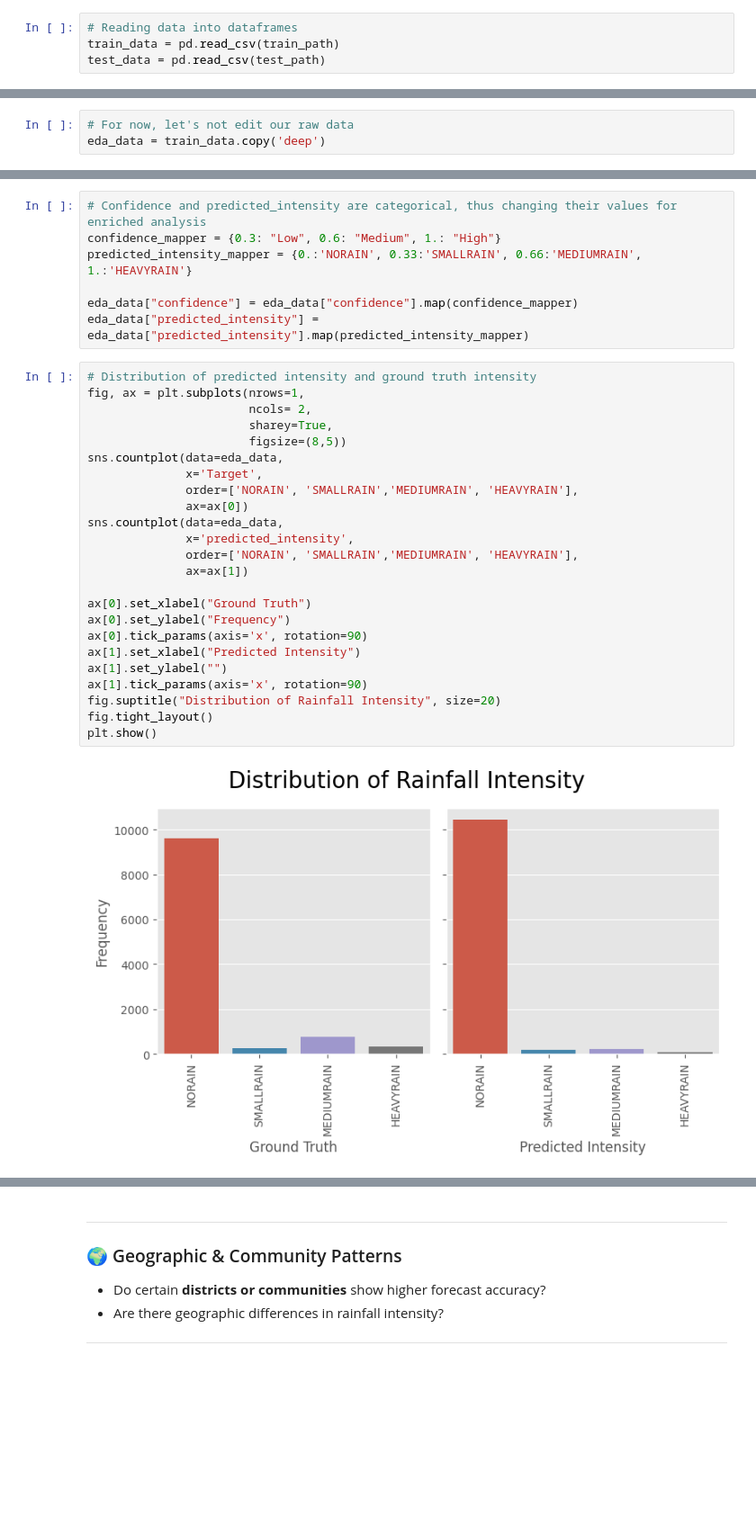
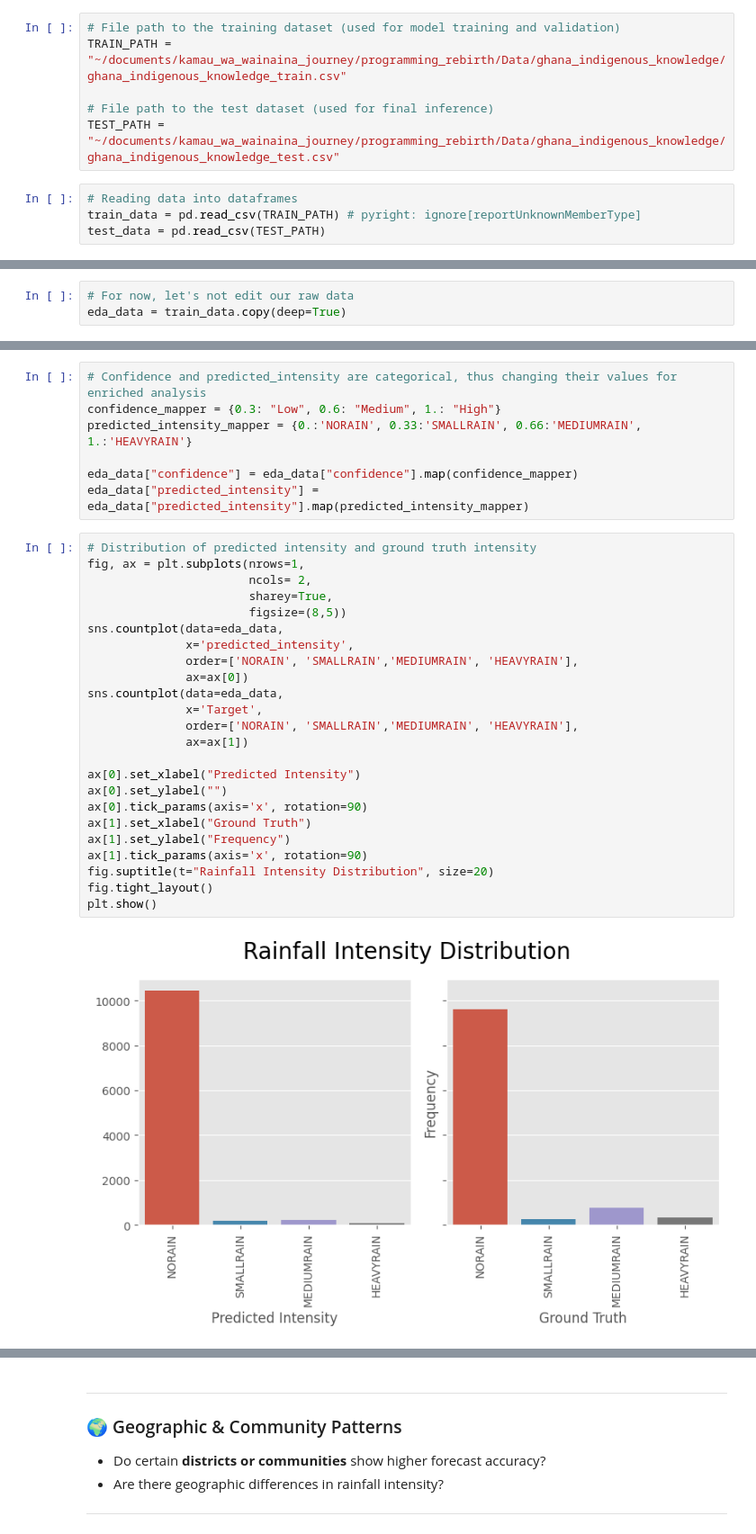
Before and after one commit to kamau96/zindi-projects, a Jupyter notebook: Zindi Projects/Rainfall-Prediction-Indigenous-Knowledge/notebooks/ghana-s-indigenous-intel-challenge-eda.ipynb, the cells around one changed output, grey strips where cells are left out. Shown at 90% size. Saved outputs shown, nothing was run; the diff lists cells and outputs as text; blank space fills up the shorter version.

```diff
--- a/Zindi Projects/Rainfall-Prediction-Indigenous-Knowledge/notebooks/ghana-s-indigenous-intel-challenge-eda.ipynb
+++ b/Zindi Projects/Rainfall-Prediction-Indigenous-Knowledge/notebooks/ghana-s-indigenous-intel-challenge-eda.ipynb
@@ -39,6 +36,12 @@ test_path = "/kaggle/input/ghanas-indigenous-challenge-dataset/test.csv"
+# %%
+# File path to the training dataset (used for model training and validation)
+TRAIN_PATH = "~/documents/kamau_wa_wainaina_journey/programming_rebirth/Data/ghana_indigenous_knowledge/ghana_indigenous_knowledge_train.csv"
+
+# File path to the test dataset (used for final inference)
+TEST_PATH = "~/documents/kamau_wa_wainaina_journey/programming_rebirth/Data/ghana_indigenous_knowledge/ghana_indigenous_knowledge_test.csv"
 # %%
 # Reading data into dataframes
-train_data = pd.read_csv(train_path)
-test_data = pd.read_csv(test_path)
+train_data = pd.read_csv(TRAIN_PATH) # pyright: ignore[reportUnknownMemberType]
+test_data = pd.read_csv(TEST_PATH)
 # %%
 # Top five records displayed
@@ -314,7 +329,7 @@ Before building models, we first need to understand the data. Our goal is to unc
 ---
 # %%
 # For now, let's not edit our raw data
-eda_data = train_data.copy('deep')
+eda_data = train_data.copy(deep=True)
 # %% [markdown]
 ---
 ### 📊 Distribution & Balance
@@ -332,29 +347,29 @@ eda_data["predicted_intensity"] = eda_data["predicted_intensity"].map(predicted_
 # %%
 # Distribution of predicted intensity and ground truth intensity
 fig, ax = plt.subplots(nrows=1,
                        ncols= 2,
                        sharey=True,
                        figsize=(8,5))
 sns.countplot(data=eda_data,
-              x='Target',
+              x='predicted_intensity',
               order=['NORAIN', 'SMALLRAIN','MEDIUMRAIN', 'HEAVYRAIN'],
               ax=ax[0])
 sns.countplot(data=eda_data,
-              x='predicted_intensity',
+              x='Target',
               order=['NORAIN', 'SMALLRAIN','MEDIUMRAIN', 'HEAVYRAIN'],
               ax=ax[1])
 
-ax[0].set_xlabel("Ground Truth")
-ax[0].set_ylabel("Frequency")
+ax[0].set_xlabel("Predicted Intensity")
+ax[0].set_ylabel("")
 ax[0].tick_params(axis='x', rotation=90)
-ax[1].set_xlabel("Predicted Intensity")
-ax[1].set_ylabel("")
+ax[1].set_xlabel("Ground Truth")
+ax[1].set_ylabel("Frequency")
 ax[1].tick_params(axis='x', rotation=90)
-fig.suptitle("Distribution of Rainfall Intensity", size=20)
+fig.suptitle(t="Rainfall Intensity Distribution", size=20)
 fig.tight_layout()
 plt.show()
 # %% [output]
-[figure, old version]
+[figure, new version]
 # %%
 # Count of each confidence type
 fig, ax = plt.subplots(figsize=(8,5))
```
Also changed, not shown: parts of 12 cells of this notebook, 1 other file.
